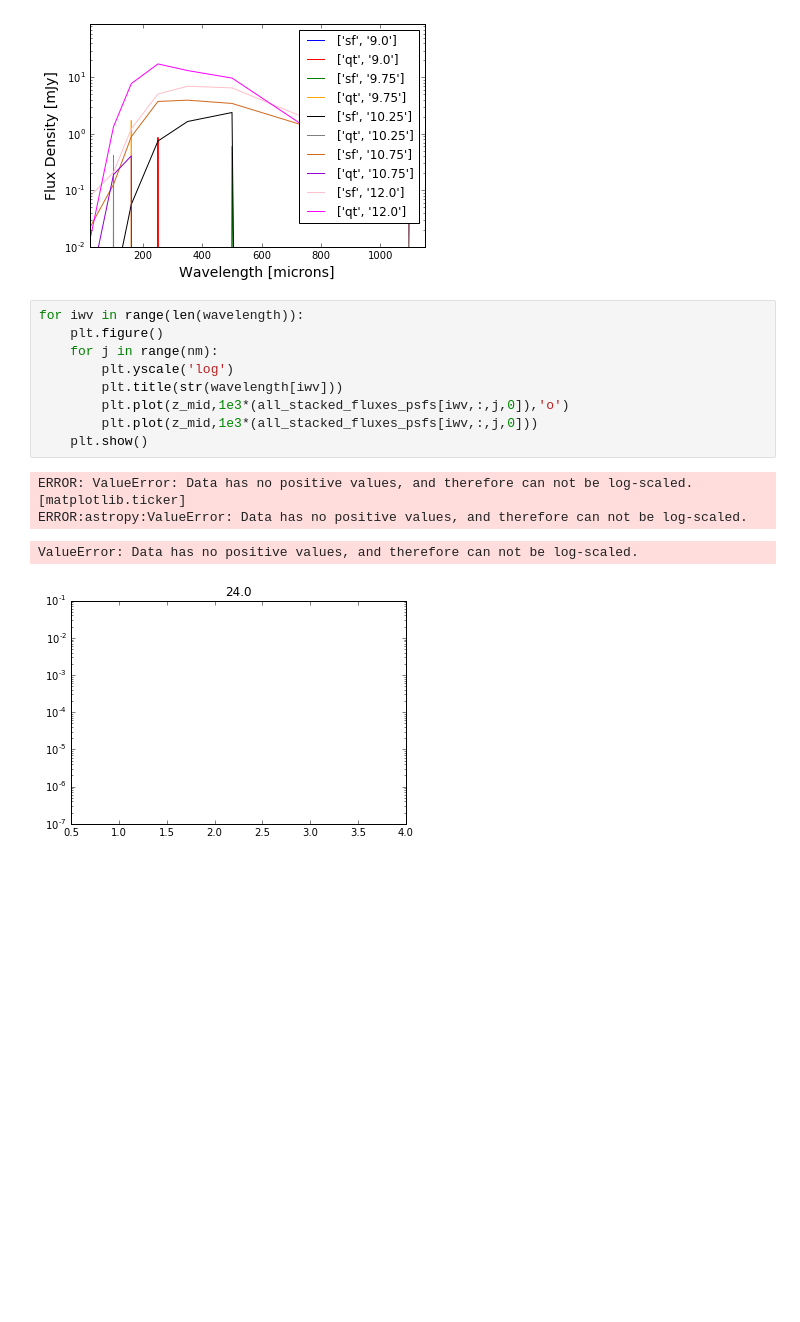
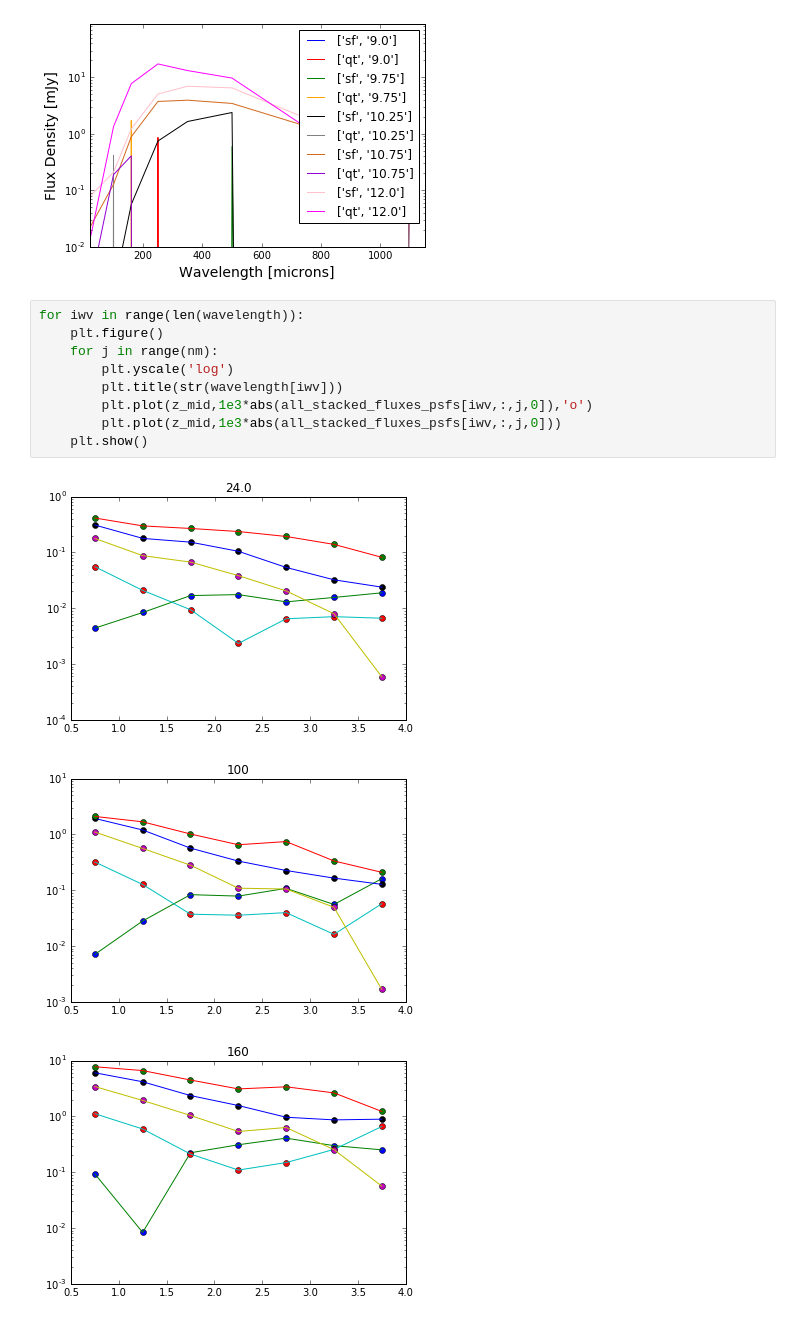
Before and after one commit to marcoviero/simstack, a Jupyter notebook: notebooks/simstack_with_libraries_example.ipynb, the cells around one changed output. Cells and saved outputs as stored; diff of their text form; blank space fills up the shorter version.

```diff
--- a/notebooks/simstack_with_libraries_example.ipynb
+++ b/notebooks/simstack_with_libraries_example.ipynb
@@ -229,14 +229,13 @@ stacking mips24
 # %%
 for iwv in range(len(wavelength)):
     plt.figure()
     for j in range(nm):
         plt.yscale('log')
         plt.title(str(wavelength[iwv]))
-        plt.plot(z_mid,1e3*(all_stacked_fluxes_psfs[iwv,:,j,0]),'o')
-        plt.plot(z_mid,1e3*(all_stacked_fluxes_psfs[iwv,:,j,0]))
+        plt.plot(z_mid,1e3*abs(all_stacked_fluxes_psfs[iwv,:,j,0]),'o')
+        plt.plot(z_mid,1e3*abs(all_stacked_fluxes_psfs[iwv,:,j,0]))
     plt.show()
 # %% [output]
-ERROR: ValueError: Data has no positive values, and therefore can not be log-scaled. [matplotlib.ticker]
-ERROR:astropy:ValueError: Data has no positive values, and therefore can not be log-scaled.
-ValueError: Data has no positive values, and therefore can not be log-scaled.
-[figure, old version]
+[figure, new version]
+[figure, added]
+[figure, added]
```
Also changed, not shown: parts of 1 cell of this notebook, 1 other file.
